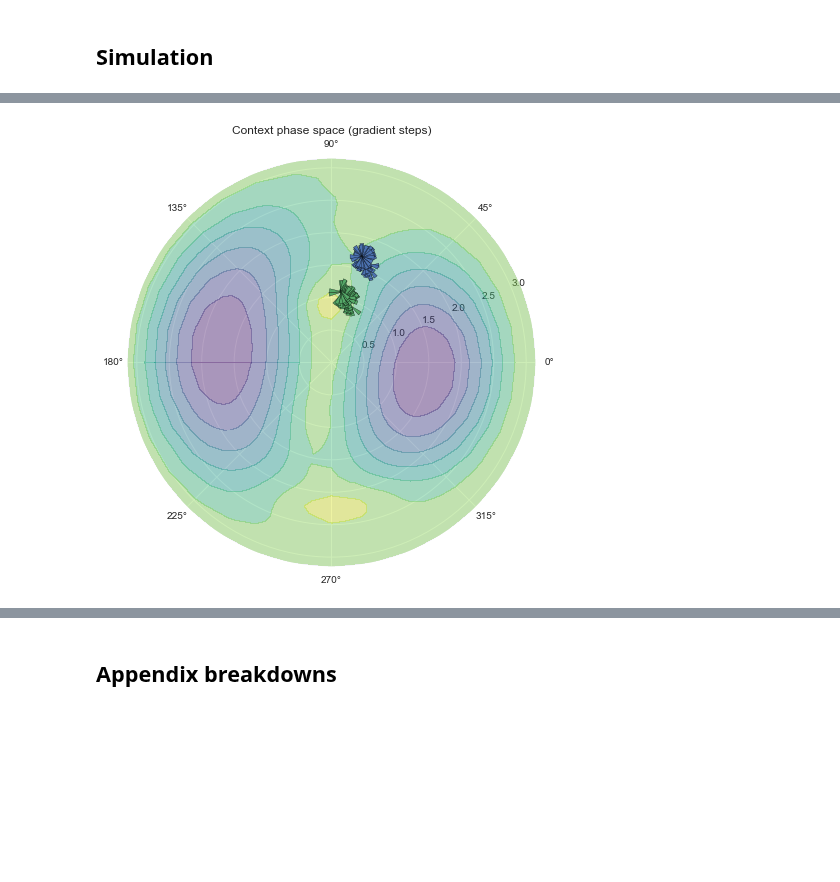
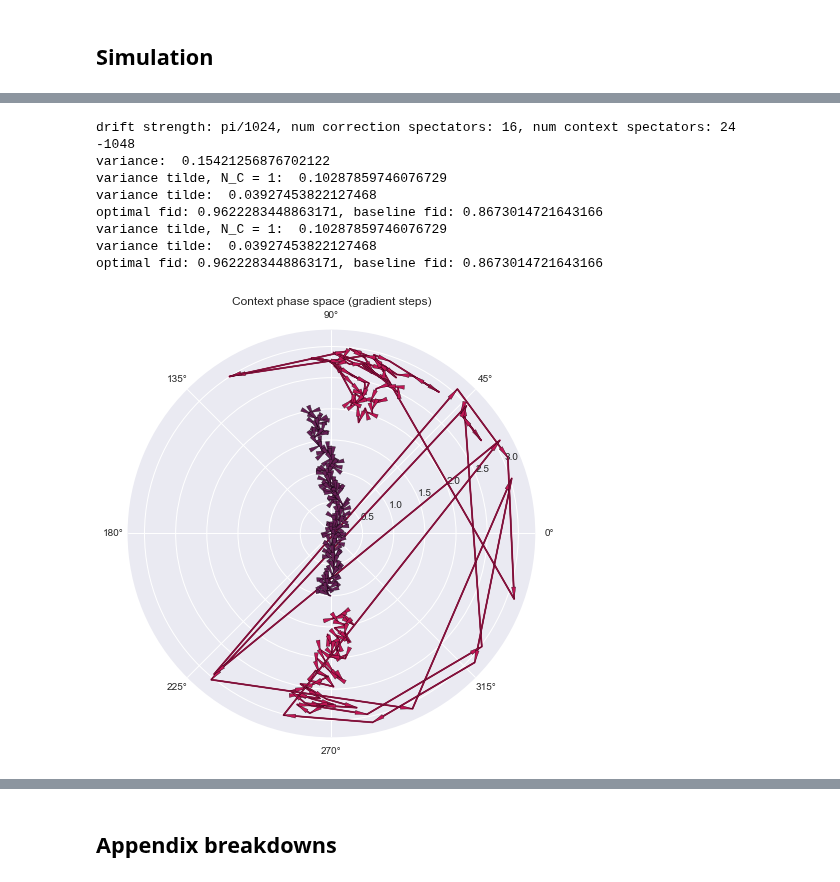
Before and after one commit to farice/SpectatorQubits, a Jupyter notebook: MAB-continuous-analytic-arbitrary-axis.ipynb, the cells around one changed output, grey strips where cells are left out. Saved outputs shown, nothing was run; the diff lists cells and outputs as text; code cells hidden in the pictures; blank space fills up the shorter version.

Commit message:
updates plotting breakdowns

```diff
--- a/MAB-continuous-analytic-arbitrary-axis.ipynb
+++ b/MAB-continuous-analytic-arbitrary-axis.ipynb
@@ -337,10 +366,13 @@ objective_partial = functools.partial(objective,
                                       run_sim=run_sim,
                                       error_samples_generator=error_samples_generator,
                                       feedback_spectators_allocation_function=feedback_spectators_allocation_function,
-                                      mu=[MU_1, MU_2, MU_3],da
+                                      mu=[MU_1, MU_2, MU_3],
                                       sigma=[SIGMA_1, SIGMA_2, SIGMA_3],
                                       num_context_spectators=NUM_CONTEXT_SPECTATORS)
-find_fmin_partial = functools.partial(find_fmin, objective=objective_partial, max_evals=2**10)
-parallel_sim_stores_all = v.map(find_fmin_partial, drift_strengths, resource_regime)
+find_fmin_partial = functools.partial(find_fmin, objective=objective_partial,
+#                                       max_evals=2**10
+                                        max_evals=2**7
+                                     )
+parallel_sim_stores_all_4 = v.map(find_fmin_partial, drift_strengths, resource_regime)
 # %%
 # # initialize a stdout0 array for comparison
@@ -367,5 +401,5 @@ parallel_sim_stores_all.get()
 # dill.dump_session('notebook_env.db')
 # with open('parallel_sim_stores_all_2021_01_29.pkl', 'wb') as f:
 #     dill.dump(parallel_sim_stores_all.get(), f)
-with open('parallel_sim_stores_all_2021_01_29.pkl', 'rb') as f:
+with open('parallel_sim_stores_all_low_fid_2021_05_31.pkl', 'rb') as f:
     parallel_sim_stores_all = dill.load(f)
@@ -372,46 +448,80 @@ with open('parallel_sim_stores_all_2021_01_29.pkl', 'rb') as f:
 # %%
 # sorted(parallel_sim_stores_all.get()[3].keys(0))
 # %%
-idx = 15
+idx = 0
 drift_strength = drift_strengths[idx]
+print(f"drift strength: pi/{drift_strength}, num correction spectators: {2 * resource_regime[idx]}, num context spectators: {3 * resource_regime[idx]}")
 parallel_sims_store_red = [p[1] for p in sorted(parallel_sim_stores_all[idx].items())][:2]
 
 batch_size = 1
 burnin_length = min(int(numpy.ceil(800 / batch_size)) - 1,
                         int(numpy.ceil(1000 / batch_size) - numpy.ceil(2 * drift_strength / batch_size)))
 # Get contour over entire distribution. May need to subset for non-stationary case.
-error_samples_generator_partial = functools.partial(
-        error_samples_generator, mu=[MU_1, MU_2, MU_3], sigma=[SIGMA_1, SIGMA_2, SIGMA_3], batch_size=2 * drift_strength, drift=numpy.pi / drift_strength)
-context_contour = get_contour(error_samples_generator_partial(iteration=0), context_loss)
-optimal_phi, optimal_theta = context_contour['max_phi'], context_contour['max_theta']
-if optimal_phi > numpy.pi:
-    optimal_phi += numpy.pi
-
+# error_samples_generator_partial = functools.partial(
+#         error_samples_generator, mu=[MU_1, MU_2, MU_3], sigma=[SIGMA_1, SIGMA_2, SIGMA_3],
+#     batch_size=2 * drift_strength,
+#     drift=numpy.pi / drift_strength)
+# context_contour = get_contour(error_samples_generator_partial(iteration=0), context_loss)
+# optimal_phi, optimal_theta = context_contour['max_phi'], context_contour['max_theta']
+# if optimal_phi > numpy.pi:
+#     optimal_phi += numpy.pi
+context_contour = None
 
 # Allows plotting of conditioned correction contours according to the true
 # optimal conditioning. Previously, we conditioned based upon the current
 # estimator for conditioning.
 def condition_error_samples(error_samples, optimal_phi, optimal_theta):
     polling_group = []
     prepared_basis = [snot() * basis(2, 0), snot() * sigmax() * basis(2, 0)]
     for e in error_samples:
         u = get_error_unitary(e, sensitivity=1.0)
         s = u * prepared_basis[0]
         meas = numpy.cos(optimal_theta / 2) * prepared_basis[0] + numpy.exp(
                 1j * optimal_phi) * numpy.sin(optimal_theta / 2) * prepared_basis[1]
         meas = meas.unit()
         obj = numpy.real(meas.overlap(s) * s.overlap(meas))
         polling_group.append(obj > 0.5)
     return polling_group
 
 
-error_samples = numpy.array(error_samples_generator_partial(iteration=0))
-cond = numpy.array(condition_error_samples(error_samples, optimal_phi, optimal_theta))
-correction_contour = {}
-correction_contour[0] = get_contour(error_samples[
-    cond], correction_loss)
-correction_contour[1] = get_contour(error_samples[
-    ~cond], correction_loss)
-plot_layered(parallel_sims_store_red, context_contour, correction_contour, burnin_length=burnin_length, window_size=25)
+# error_samples = numpy.array(error_samples_generator_partial(iteration=0))
+# cond = numpy.array(condition_error_samples(error_samples, optimal_phi, optimal_theta))
+# correction_contour = {}
+# correction_contour[0] = get_contour(error_samples[
+#     cond], correction_loss)
+# correction_contour[1] = get_contour(error_samples[
+#     ~cond], correction_loss)
+correction_contour = None
+
+SMALL_SIZE = 16
+MEDIUM_SIZE = 16
+BIGGER_SIZE = 24
+
+plt.rc('font', size=SMALL_SIZE)          # controls default text sizes
+plt.rc('axes', titlesize=SMALL_SIZE)     # fontsize of the axes title
+plt.rc('axes', labelsize=MEDIUM_SIZE)    # fontsize of the x and y labels
+plt.rc('xtick', labelsize=SMALL_SIZE)    # fontsize of the tick labels
+plt.rc('ytick', labelsize=SMALL_SIZE)    # fontsize of the tick labels
+plt.rc('legend', fontsize=SMALL_SIZE)    # legend fontsize
+plt.rc('figure', titlesize=BIGGER_SIZE)  # fontsize of the figure title
+# plt.rc('font',**{'family':'serif','serif':['Times']})
+# plt.rc('text', usetex=False)
+# plt.rcParams.update(plt.rcParamsDefault)
+plt.style.use('seaborn')
+
+print(burnin_length)
+variance = (numpy.pi / 4 / 2) ** 2
+print("variance: ", variance)
+plot_layered(parallel_sims_store_red, context_contour, correction_contour,
+             burnin_length=600, window_size=20, variance=variance) # np.pi / 64
 # %% [output]
+drift strength: pi/1024, num correction spectators: 16, num context spectators: 24
+-1048
+variance:  0.15421256876702122
+variance tilde, N_C = 1:  0.10287859746076729
+variance tilde:  0.03927453822127468
+optimal fid: 0.9622283448863171, baseline fid: 0.8673014721643166
+variance tilde, N_C = 1:  0.10287859746076729
+variance tilde:  0.03927453822127468
+optimal fid: 0.9622283448863171, baseline fid: 0.8673014721643166
-[figure, old version]
+[figure, new version]
```
Also changed, not shown: parts of 16 cells of this notebook, 7 other files.
